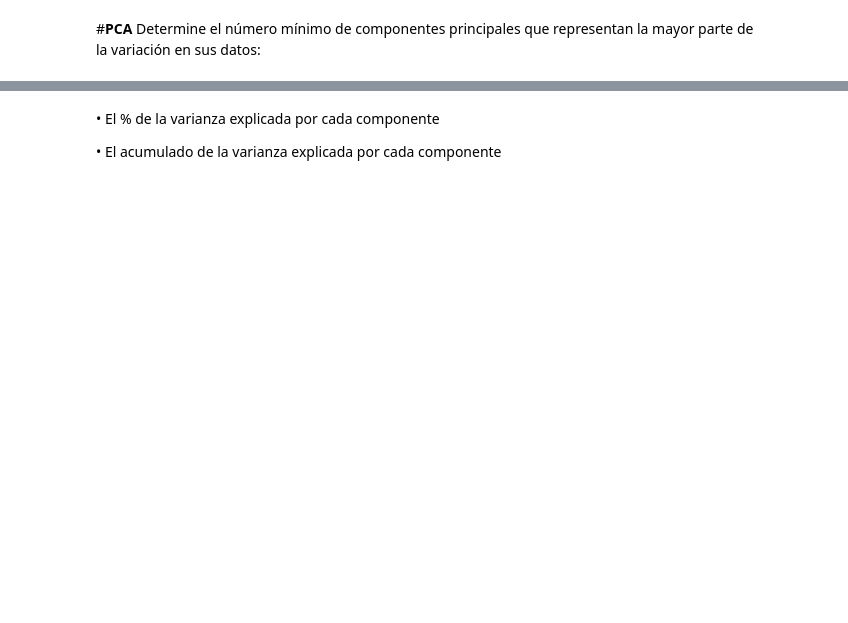
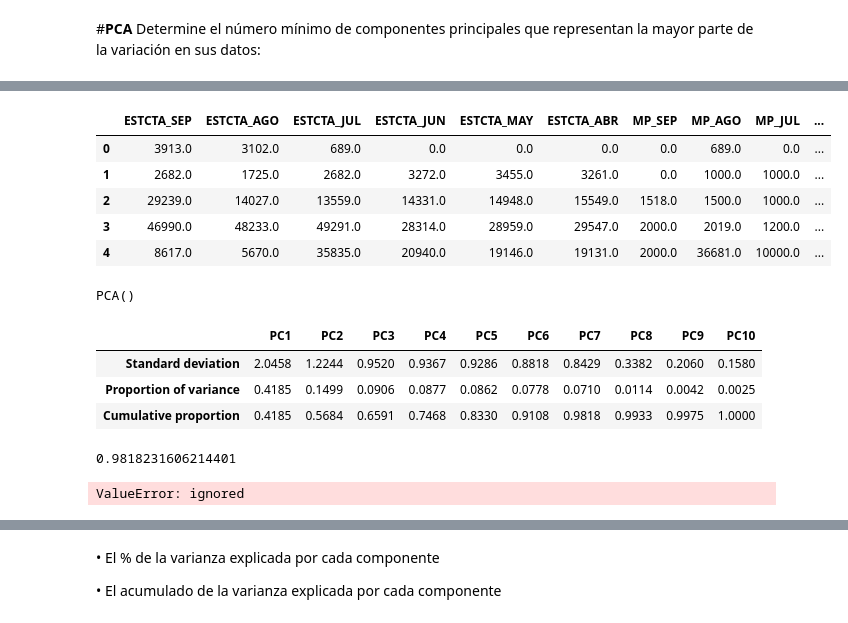
Before and after one commit to PosgradoMNA/actividades-del-projecto-equipo_98, a Jupyter notebook: Actividad_4.ipynb, the cells around one changed output, grey strips where cells are left out. Saved outputs shown, nothing was run; the diff lists cells and outputs as text; code cells hidden in the pictures; blank space fills up the shorter version.

```diff
--- a/Actividad_4.ipynb
+++ b/Actividad_4.ipynb
@@ -262,3 +388,43 @@ Determine el número mínimo de componentes principales que representan la mayor
+# %%
+df.iloc[:, 3:].head()
+# %% [output]
+|  | ESTCTA_SEP | ESTCTA_AGO | ESTCTA_JUL | ESTCTA_JUN | ESTCTA_MAY | ESTCTA_ABR | MP_SEP | MP_AGO | MP_JUL | ... |
+| 0 | 3913.0 | 3102.0 | 689.0 | 0.0 | 0.0 | 0.0 | 0.0 | 689.0 | 0.0 | ... |
+| 1 | 2682.0 | 1725.0 | 2682.0 | 3272.0 | 3455.0 | 3261.0 | 0.0 | 1000.0 | 1000.0 | ... |
+| 2 | 29239.0 | 14027.0 | 13559.0 | 14331.0 | 14948.0 | 15549.0 | 1518.0 | 1500.0 | 1000.0 | ... |
+| 3 | 46990.0 | 48233.0 | 49291.0 | 28314.0 | 28959.0 | 29547.0 | 2000.0 | 2019.0 | 1200.0 | ... |
+| 4 | 8617.0 | 5670.0 | 35835.0 | 20940.0 | 19146.0 | 19131.0 | 2000.0 | 36681.0 | 10000.0 | ... |
+# %%
+pcs = PCA()
+pcs.fit(preprocessing.scale(df.iloc[:, 5:].dropna(axis=0)))
+# %% [output]
+PCA()
+# %%
+pcsSummary_df = pd.DataFrame({'Standard deviation': np.sqrt(pcs.explained_variance_),
+                             'Proportion of variance': pcs.explained_variance_ratio_,
+                             'Cumulative proportion': np.cumsum(pcs.explained_variance_ratio_)
+                             })
+
+pcsSummary_df = pcsSummary_df.transpose()
+pcsSummary_df.columns = ['PC{}'.format(i) for i in range(1, len(pcsSummary_df.columns) + 1)]
+pcsSummary_df.round(4)
+# %% [output]
+|  | PC1 | PC2 | PC3 | PC4 | PC5 | PC6 | PC7 | PC8 | PC9 | PC10 |
+| Standard deviation | 2.0458 | 1.2244 | 0.9520 | 0.9367 | 0.9286 | 0.8818 | 0.8429 | 0.3382 | 0.2060 | 0.1580 |
+| Proportion of variance | 0.4185 | 0.1499 | 0.0906 | 0.0877 | 0.0862 | 0.0778 | 0.0710 | 0.0114 | 0.0042 | 0.0025 |
+| Cumulative proportion | 0.4185 | 0.5684 | 0.6591 | 0.7468 | 0.8330 | 0.9108 | 0.9818 | 0.9933 | 0.9975 | 1.0000 |
+# %%
+pcsSummary_df.iloc[2,6]
+# %% [output]
+0.9818231606214401
+# %%
+pcsComponents_df = pd.DataFrame(pcs.components_.transpose(),
+                                columns=pcsSummary_df.columns,
+                                index=df.iloc[:, 3:].columns
+                                )
+pcsComponents_df.iloc[:,:7]
+# %% [output]
+ValueError: ignored
 # %%
 from sklearn.decomposition import PCA
 # %%
```
Also changed, not shown: parts of 26 cells of this notebook.
